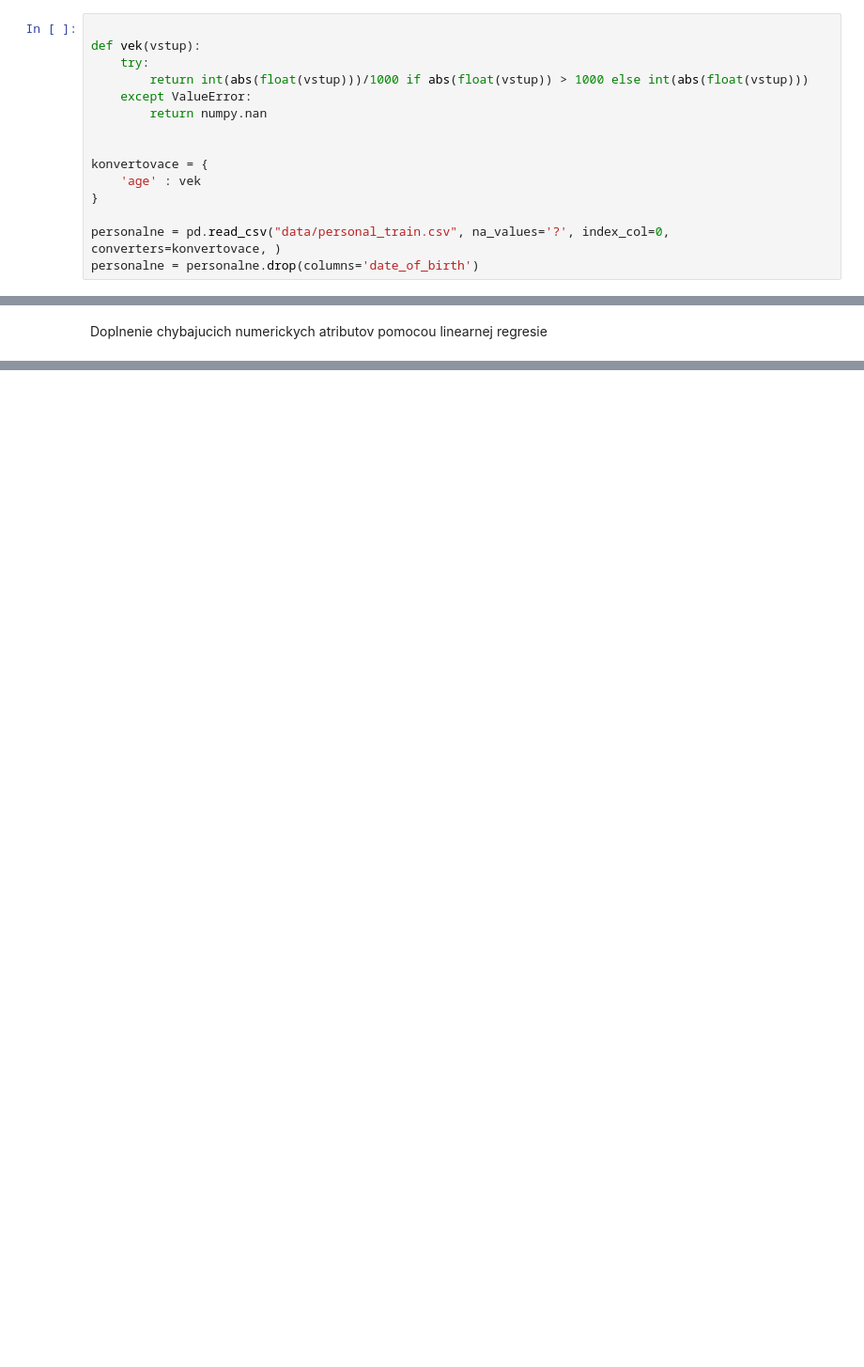
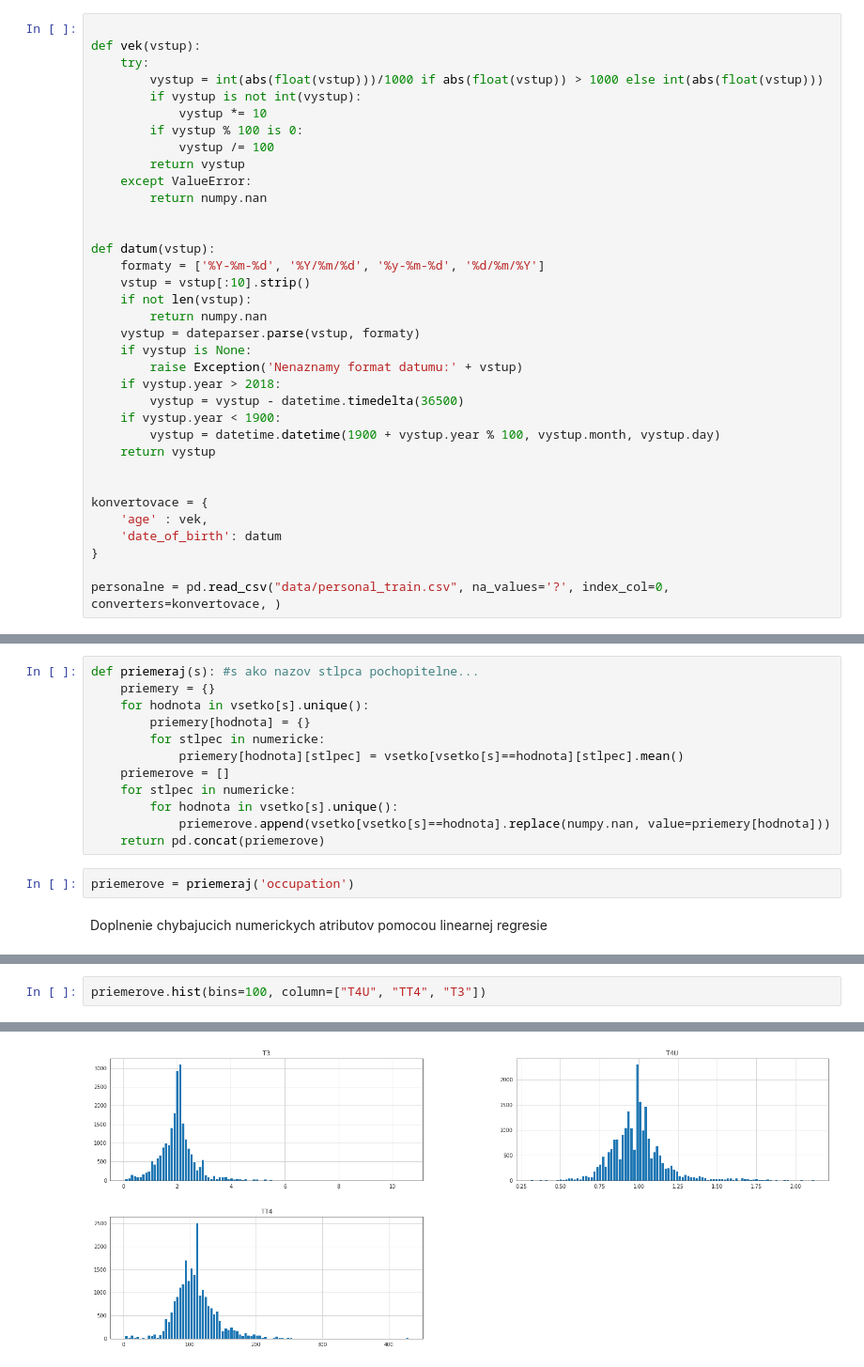
Before and after one commit to MatusPilnan/nadejny-informatik, a Jupyter notebook: utrzok-z-krabicky-od-kameliek.ipynb, the cells around one changed output, grey strips where cells are left out. Shown: that part at 94% size. Saved outputs shown, nothing was run; the diff lists cells and outputs as text; blank space fills up the shorter version.

```diff
--- a/utrzok-z-krabicky-od-kameliek.ipynb
+++ b/utrzok-z-krabicky-od-kameliek.ipynb
@@ -12,14 +12,34 @@ mpl.rcParams['figure.figsize'] = 25, 10
 
 def vek(vstup):
     try:
-        return int(abs(float(vstup)))/1000 if abs(float(vstup)) > 1000 else int(abs(float(vstup)))
+        vystup = int(abs(float(vstup)))/1000 if abs(float(vstup)) > 1000 else int(abs(float(vstup)))
+        if vystup is not int(vystup):
+            vystup *= 10
+        if vystup % 100 is 0:
+            vystup /= 100
+        return vystup
     except ValueError:
         return numpy.nan
 
 
+def datum(vstup):
+    formaty = ['%Y-%m-%d', '%Y/%m/%d', '%y-%m-%d', '%d/%m/%Y']
+    vstup = vstup[:10].strip()
+    if not len(vstup):
+        return numpy.nan
+    vystup = dateparser.parse(vstup, formaty)
+    if vystup is None:
+        raise Exception('Nenaznamy format datumu:' + vstup)
+    if vystup.year > 2018:
+        vystup = vystup - datetime.timedelta(36500)
+    if vystup.year < 1900:
+        vystup = datetime.datetime(1900 + vystup.year % 100, vystup.month, vystup.day)
+    return vystup
+
+
 konvertovace = {
-    'age' : vek
+    'age' : vek,
+    'date_of_birth': datum
 }
 
 personalne = pd.read_csv("data/personal_train.csv", na_values='?', index_col=0, converters=konvertovace, )
-personalne = personalne.drop(columns='date_of_birth')
@@ -139,3 +149,17 @@ linearne = vsetko.interpolate()
+# %%
+def priemeraj(s): #s ako nazov stlpca pochopitelne...
+    priemery = {}
+    for hodnota in vsetko[s].unique():
+        priemery[hodnota] = {}
+        for stlpec in numericke:
+            priemery[hodnota][stlpec] = vsetko[vsetko[s]==hodnota][stlpec].mean()
+    priemerove = []
+    for stlpec in numericke:
+        for hodnota in vsetko[s].unique():
+            priemerove.append(vsetko[vsetko[s]==hodnota].replace(numpy.nan, value=priemery[hodnota]))
+    return pd.concat(priemerove)
+# %%
+priemerove = priemeraj('occupation')
 # %% [markdown]
 Doplnenie chybajucich numerickych atributov pomocou linearnej regresie
 # %%
@@ -198,0 +167,3 @@ medianove[medianove['age']>100]
+# %%
+priemerove.hist(bins=100, column=["T4U", "TT4", "T3"])
+# %% [output]
@@ -198,0 +175 @@ medianove[medianove['age']>100]
+[figure, added]
```
Also changed, not shown: parts of 18 cells of this notebook.
